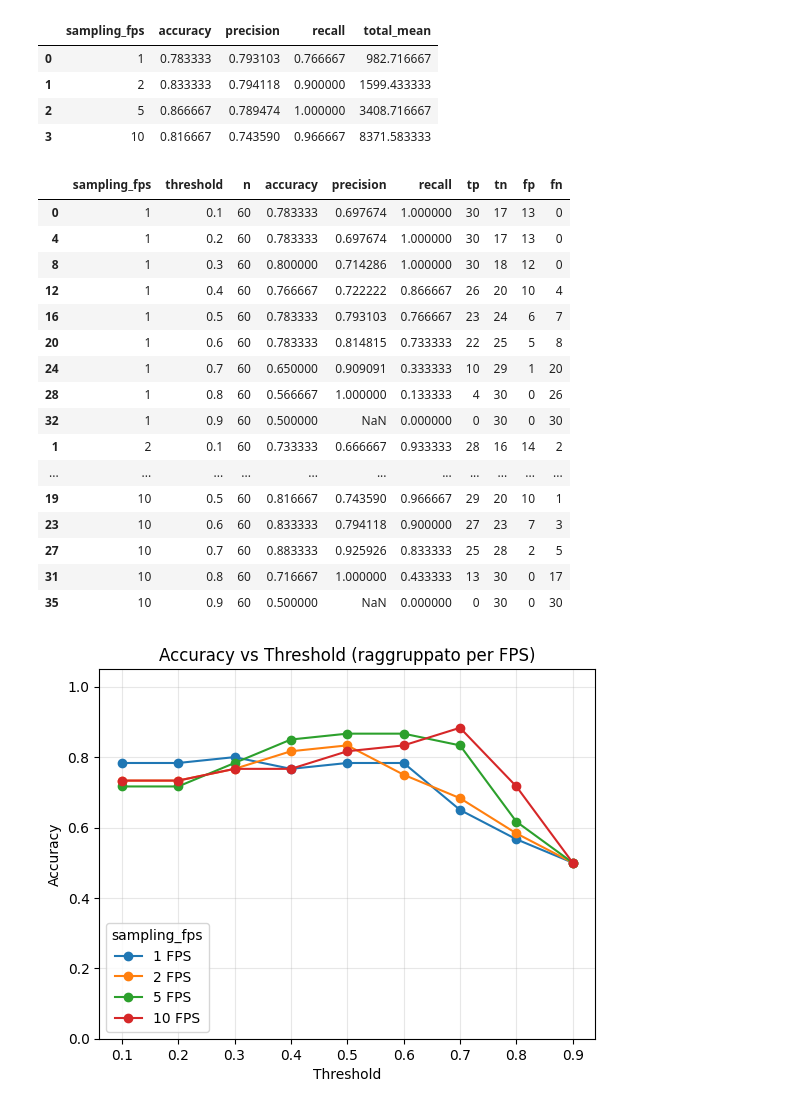
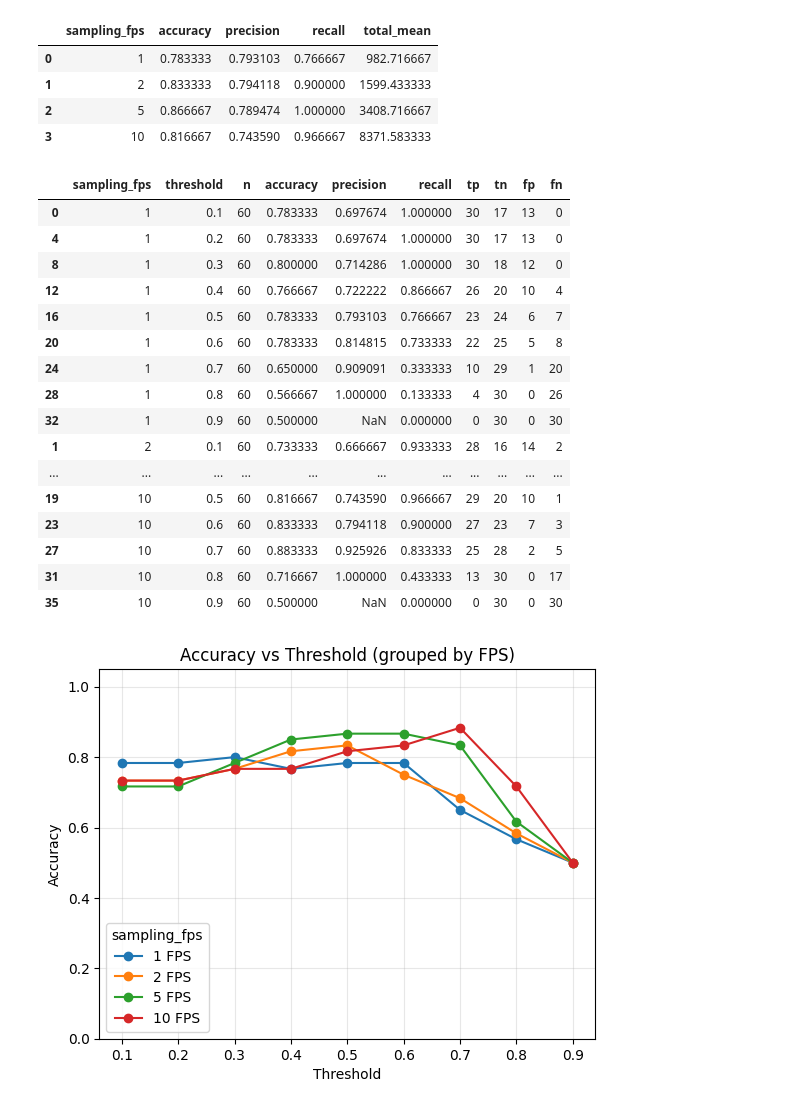
Before and after one commit to AndreaVGN/video-violence-detection, a Jupyter notebook: results.ipynb, the cells around one changed output. Drawn from its saved outputs; the diff is of its cells as text; code cells hidden in the pictures.

```diff
--- a/results.ipynb
+++ b/results.ipynb
@@ -68,10 +70,15 @@ def classification_metrics(group: pd.DataFrame) -> pd.Series:
     acc  = (tp + tn) / n if n else np.nan
     prec = tp / (tp + fp) if (tp + fp) > 0 else np.nan
     rec  = tp / (tp + fn) if (tp + fn) > 0 else np.nan
+    f1   = (2 * prec * rec) / (prec + rec) if (prec + rec) > 0 else np.nan
 
     return pd.Series({
-        "n": n, "tp": tp, "tn": tn, "fp": fp, "fn": fn,
-        "accuracy": acc, "precision": prec, "recall": rec
+        "n": n,
+        "tp": tp, "tn": tn, "fp": fp, "fn": fn,
+        "accuracy": acc,
+        "precision": prec,
+        "recall": rec,
+        "f1_score": f1
     })
 
 metrics_fps = (
@@ -245,8 +263,7 @@ display(trade)
 | 2 | 5 | 0.866667 | 0.789474 | 1.000000 | 3408.716667 |
 | 3 | 10 | 0.816667 | 0.743590 | 0.966667 | 8371.583333 |
 # %%
-# Analisi performance (accuracy/precision/recall) al variare della threshold, raggruppata per FPS
-# Richiede colonne del tipo: predictions_by_threshold.<soglia> (es. predictions_by_threshold.0.5)
+# Performance analysis on different threshold values, grouped by FPS
 
 import re
 import numpy as np
@@ -255,12 +272,10 @@ import matplotlib.pyplot as plt
 
 POS_LABEL = "Violence"
 
-# trova colonne predictions_by_threshold.*
 thr_cols = [c for c in df.columns if c.startswith("predictions_by_threshold.")]
 if len(thr_cols) == 0:
     raise ValueError("Nessuna colonna 'predictions_by_threshold.*' trovata nel DataFrame df.")
 
-# estrai soglie come float dai nomi colonna
 def extract_thr(colname: str) -> float:
     m = re.match(r"^predictions_by_threshold\.(.+)$", colname)
     if not m:
@@ -283,7 +298,6 @@ def compute_metrics(y_true_bin: np.ndarray, y_pred_bin: np.ndarray):
 rows = []
 for thr in thresholds:
     col = f"predictions_by_threshold.{thr}"
-    # drop righe con prediction_thr mancante
     tmp = df[["sampling_fps", "ground_truth", col]].dropna(subset=["sampling_fps", "ground_truth", col]).copy()
     tmp["y_true"] = (tmp["ground_truth"] == POS_LABEL).astype(int)
     tmp["y_pred"] = (tmp[col] == POS_LABEL).astype(int)
@@ -303,35 +317,34 @@ for thr in thresholds:
 metrics_thr_fps = pd.DataFrame(rows).sort_values(["sampling_fps", "threshold"])
 display(metrics_thr_fps)
 
-# Grafici: una figura per metrica (curve threshold->metrica, una curva per FPS)
 for metric in ["accuracy", "precision", "recall"]:
     plt.figure()
     for fps in sorted(metrics_thr_fps["sampling_fps"].unique()):
         sub = metrics_thr_fps[metrics_thr_fps["sampling_fps"].eq(fps)].sort_values("threshold")
         plt.plot(sub["threshold"], sub[metric], marker="o", label=f"{fps} FPS")
     plt.xlabel("Threshold")
     plt.ylabel(metric.capitalize())
-    plt.title(f"{metric.capitalize()} vs Threshold (raggruppato per FPS)")
+    plt.title(f"{metric.capitalize()} vs Threshold (grouped by FPS)")
     plt.ylim(0, 1.05)
     plt.grid(True, alpha=0.3)
     plt.legend(title="sampling_fps")
     plt.show()
 # %% [output]
 |  | sampling_fps | threshold | n | accuracy | precision | recall | tp | tn | fp | fn |
 | 0 | 1 | 0.1 | 60 | 0.783333 | 0.697674 | 1.000000 | 30 | 17 | 13 | 0 |
 | 4 | 1 | 0.2 | 60 | 0.783333 | 0.697674 | 1.000000 | 30 | 17 | 13 | 0 |
 | 8 | 1 | 0.3 | 60 | 0.800000 | 0.714286 | 1.000000 | 30 | 18 | 12 | 0 |
 | 12 | 1 | 0.4 | 60 | 0.766667 | 0.722222 | 0.866667 | 26 | 20 | 10 | 4 |
 | 16 | 1 | 0.5 | 60 | 0.783333 | 0.793103 | 0.766667 | 23 | 24 | 6 | 7 |
 | 20 | 1 | 0.6 | 60 | 0.783333 | 0.814815 | 0.733333 | 22 | 25 | 5 | 8 |
 | 24 | 1 | 0.7 | 60 | 0.650000 | 0.909091 | 0.333333 | 10 | 29 | 1 | 20 |
 | 28 | 1 | 0.8 | 60 | 0.566667 | 1.000000 | 0.133333 | 4 | 30 | 0 | 26 |
 | 32 | 1 | 0.9 | 60 | 0.500000 | NaN | 0.000000 | 0 | 30 | 0 | 30 |
 | 1 | 2 | 0.1 | 60 | 0.733333 | 0.666667 | 0.933333 | 28 | 16 | 14 | 2 |
 | ... | ... | ... | ... | ... | ... | ... | ... | ... | ... | ... |
 | 19 | 10 | 0.5 | 60 | 0.816667 | 0.743590 | 0.966667 | 29 | 20 | 10 | 1 |
 | 23 | 10 | 0.6 | 60 | 0.833333 | 0.794118 | 0.900000 | 27 | 23 | 7 | 3 |
 | 27 | 10 | 0.7 | 60 | 0.883333 | 0.925926 | 0.833333 | 25 | 28 | 2 | 5 |
 | 31 | 10 | 0.8 | 60 | 0.716667 | 1.000000 | 0.433333 | 13 | 30 | 0 | 17 |
 | 35 | 10 | 0.9 | 60 | 0.500000 | NaN | 0.000000 | 0 | 30 | 0 | 30 |
-[figure, old version]
+[figure, new version]
```
Also changed, not shown: parts of 10 cells of this notebook.
